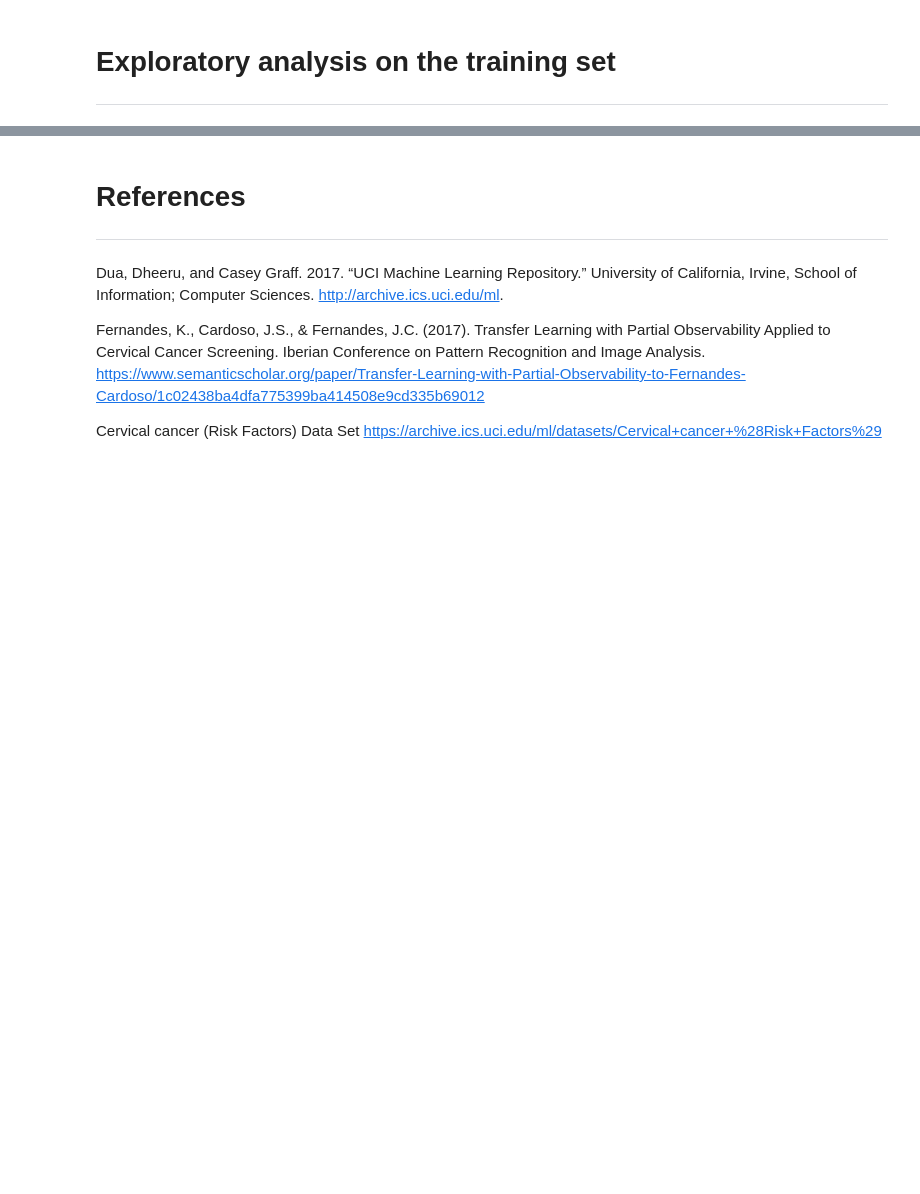
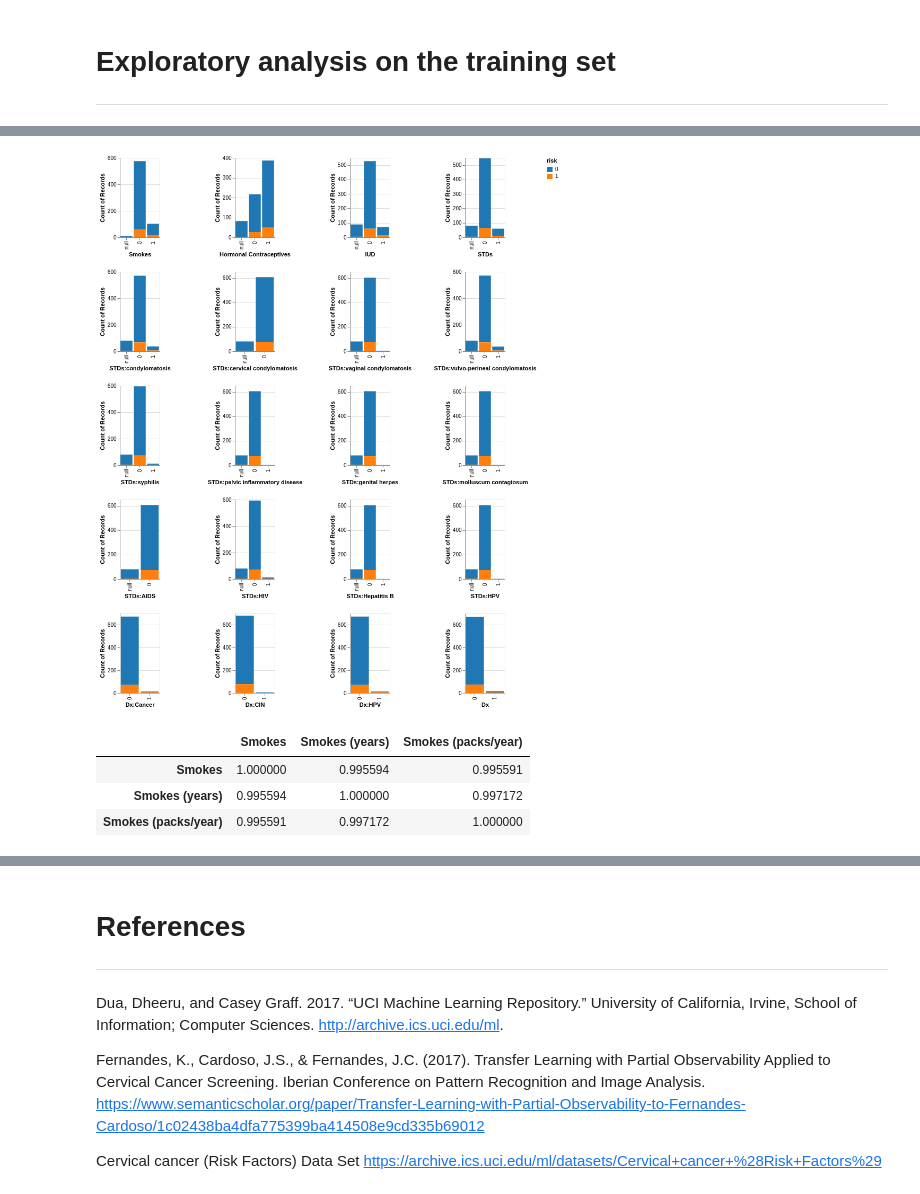
Before and after one commit to UBC-MDS/cervical-cancer-risk, a Jupyter notebook: src/cervical_cancer_data_eda.ipynb, the cells around one changed output, grey strips where cells are left out. Cells and saved outputs as stored; diff of their text form; code cells hidden in the pictures; blank space fills up the shorter version.

```diff
--- a/src/cervical_cancer_data_eda.ipynb
+++ b/src/cervical_cancer_data_eda.ipynb
@@ -137,0 +165,11 @@ numeric_charts & binary_charts
+# %%
+binary_charts
+# %% [output]
+[figure, added]
+# %%
+train_df.loc[:,['Smokes', 'Smokes (years)', 'Smokes (packs/year)']].corr('spearman').style.background_gradient()
+# %% [output]
+|  | Smokes | Smokes (years) | Smokes (packs/year) |
+| Smokes | 1.000000 | 0.995594 | 0.995591 |
+| Smokes (years) | 0.995594 | 1.000000 | 0.997172 |
+| Smokes (packs/year) | 0.995591 | 0.997172 | 1.000000 |
```
Also changed, not shown: parts of 8 cells of this notebook, 1 other file.
